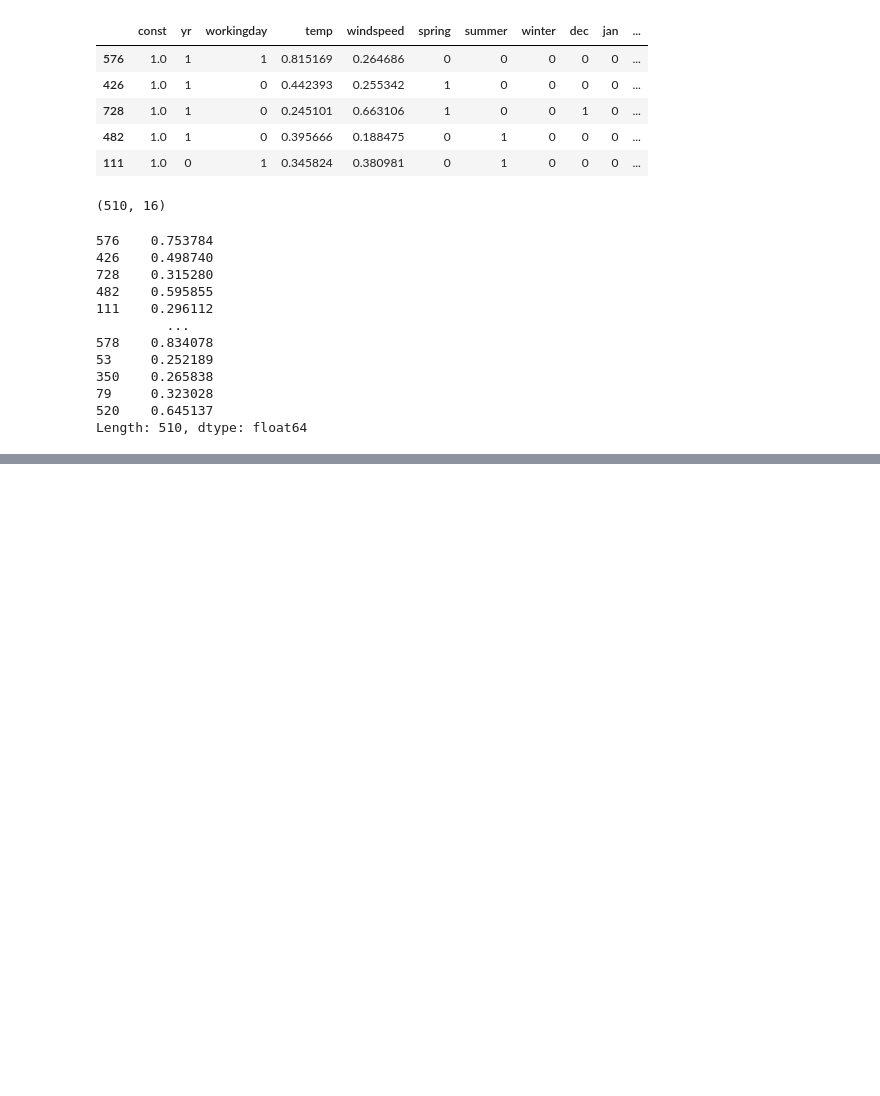
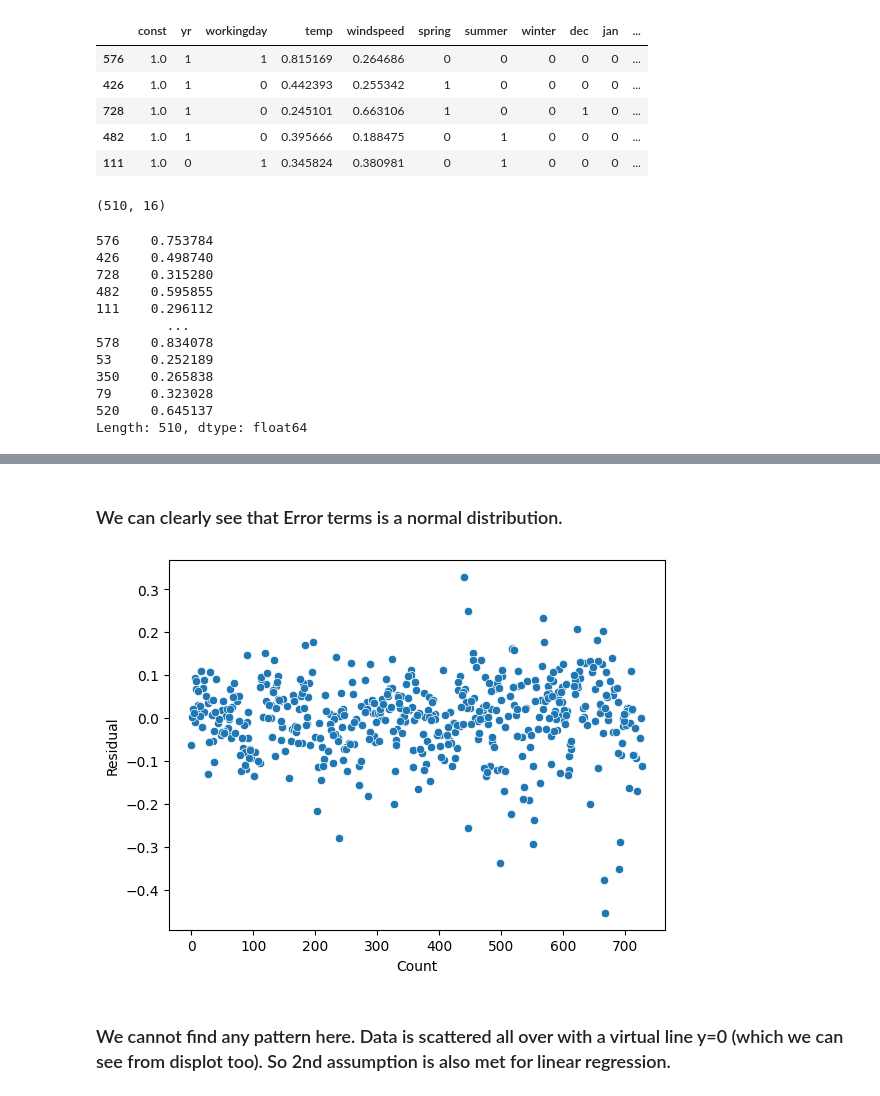
Before and after one commit to kc11381/Bike_Sharing_Case_Study, a Jupyter notebook: bike_sharing_predictors.ipynb, the cells around one changed output, grey strips where cells are left out. Cells and saved outputs as stored; diff of their text form; code cells hidden in the pictures; blank space fills up the shorter version.

```diff
--- a/bike_sharing_predictors.ipynb
+++ b/bike_sharing_predictors.ipynb
@@ -945,0 +964,14 @@ Length: 510, dtype: float64
+# %% [markdown]
+### We can clearly see that Error terms is a normal distribution.
+# %%
+# Check for Homoscedasticity
+
+sns.scatterplot(residual)
+
+plt.xlabel('Count')
+plt.ylabel('Residual')
+plt.show()
+# %% [output]
+[figure, added]
+# %% [markdown]
+### We cannot find any pattern here. Data is scattered all over with a virtual line y=0 (which we can see from displot too). So 2nd assumption is also met for linear regression.
```
Also changed, not shown: parts of 4 cells of this notebook.
